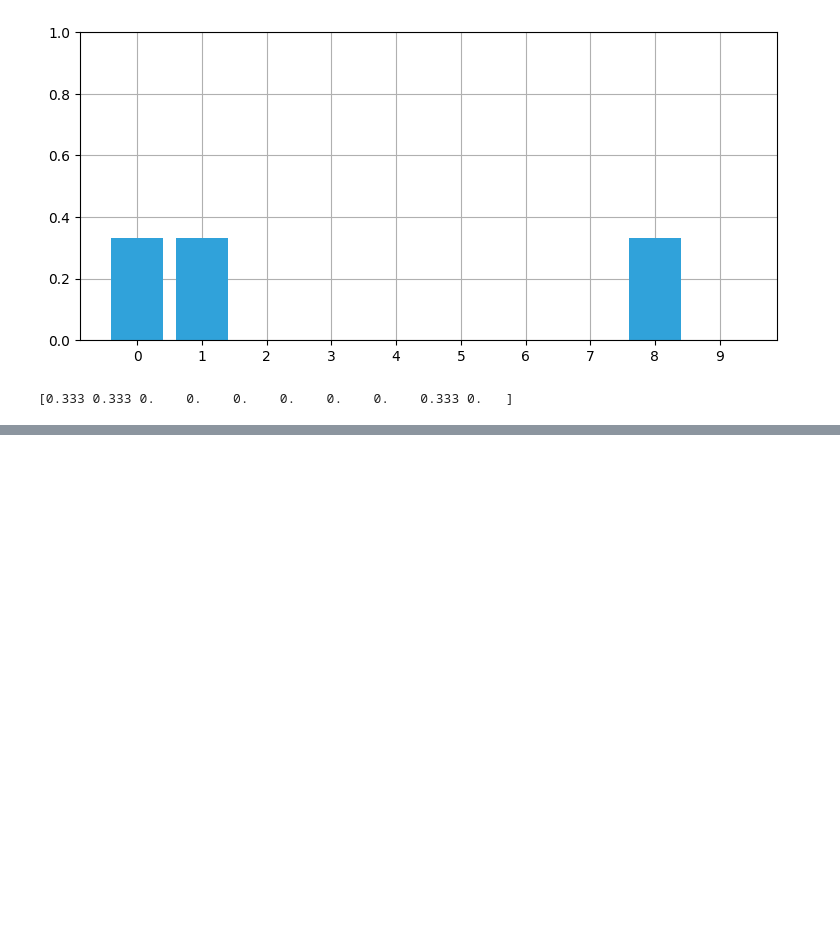
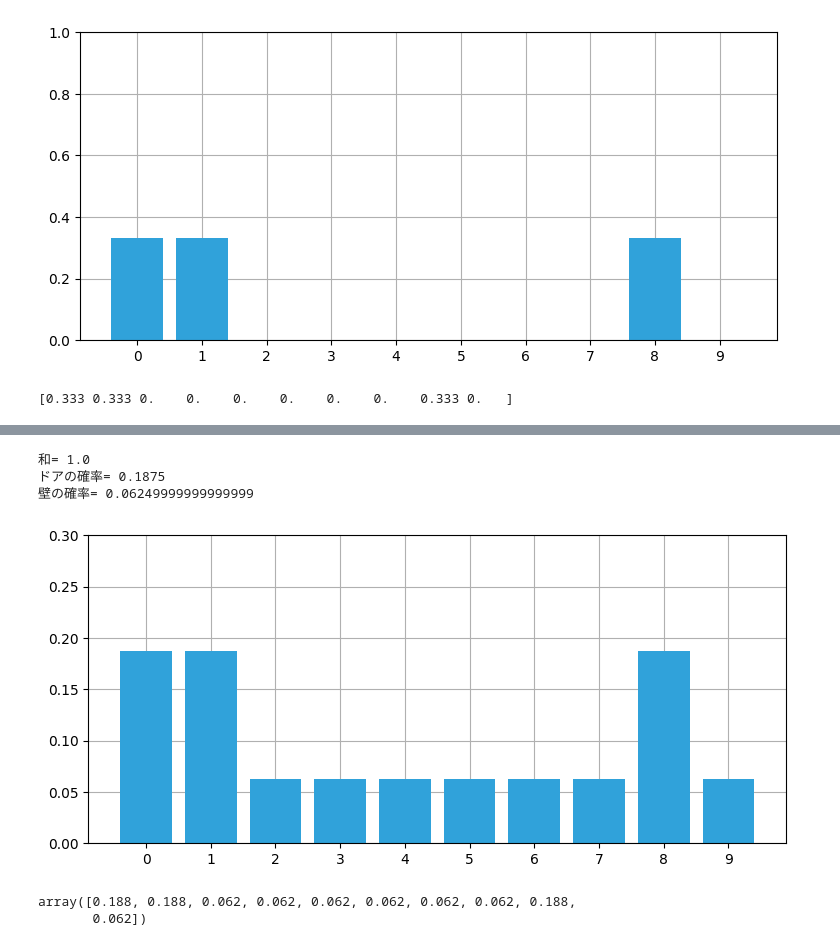
Before and after one commit to styuk/Time-Seriese, a Jupyter notebook: python/filter/bayesfilter_2.ipynb, the cells around one changed output, grey strips where cells are left out. Saved outputs shown, nothing was run; the diff lists cells and outputs as text; code cells hidden in the pictures; blank space fills up the shorter version.

```diff
--- a/python/filter/bayesfilter_2.ipynb
+++ b/python/filter/bayesfilter_2.ipynb
@@ -57,0 +91,18 @@ belief = np.array([0., 1., 0., 0., 0., 0.,0., 0.,0., 0.,])
+# %%
+def scaled_update(hall, belief, z, z_prob):
+    scale =z_prob / (1. - z_prob)
+    belief[hall==z] *= scale
+    normalize(belief)
+
+belief = np.array([0.1] * 10)
+scaled_update(hallway, belief, z=1, z_prob=.75)
+
+print('和=', sum(belief))
+print('ドアの確率=', belief[0])
+print('壁の確率=', belief[2])
+book_plots.bar_plot(belief, ylim=(0, .3))
+# %% [output]
+和= 1.0
+ドアの確率= 0.1875
+壁の確率= 0.06249999999999999
+[figure, added]
@@ -57,0 +118,21 @@ belief = np.array([0., 1., 0., 0., 0., 0.,0., 0.,0., 0.,])
+# %%
+from filterpy.discrete_bayes import update
+
+def lh_hallway(hall, z, z_prob):
+    """計測値が廊下の各位置にマッチする尤度を計算する。"""
+
+    try:
+        scale = z_prob / (1. - z_prob)
+    except ZeroDivisionError:
+        scale = 1e8
+
+    likelihood = np.ones(len(hall))
+    likelihood[hall==z] *= scale
+    return likelihood
+
+belief = np.array([0.1]*10)
+likelihood = lh_hallway(hallway, z=1, z_prob=.75)
+update(likelihood, belief)
+# %% [output]
+array([0.188, 0.188, 0.062, 0.062, 0.062, 0.062, 0.062, 0.062, 0.188,
+       0.062])
```
Also changed, not shown: parts of 8 cells of this notebook.
